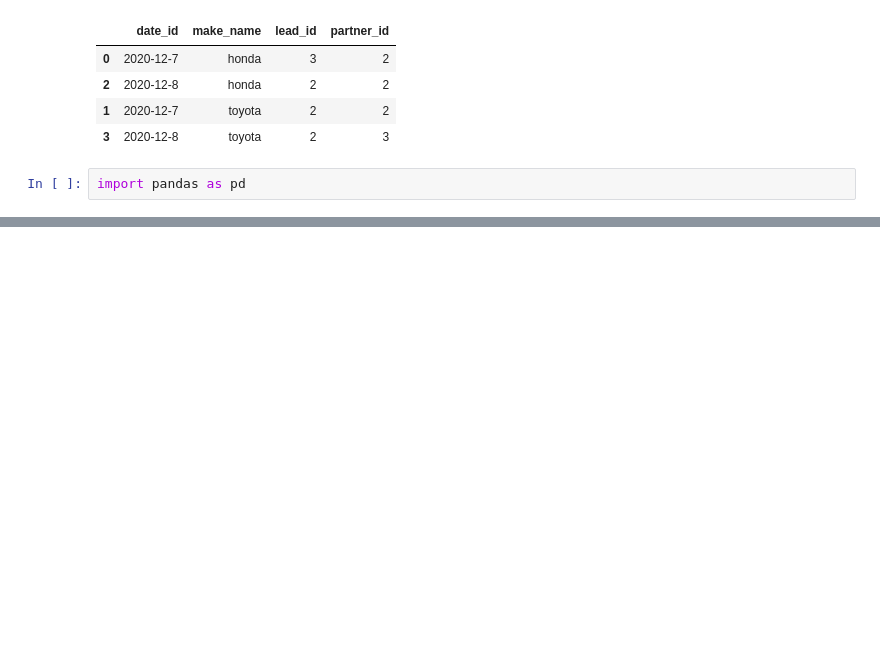
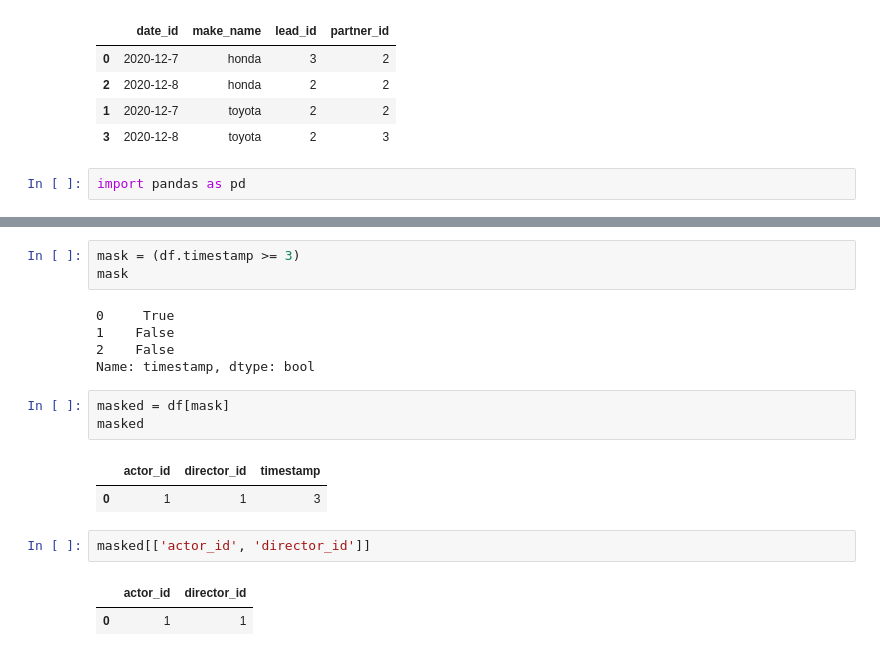
Before and after one commit to jjoseph-anderson/LeetCode, a Jupyter notebook: Rough_Work.ipynb, the cells around one changed output, grey strips where cells are left out. Cells and saved outputs as stored; diff of their text form; blank space fills up the shorter version.

```diff
--- a/Rough_Work.ipynb
+++ b/Rough_Work.ipynb
@@ -793,0 +802,19 @@ actor_director = pd.DataFrame({ "actor_id": [1, 1, 1, 1, 1, 2, 2],
+# %%
+mask = (df.timestamp >= 3)
+mask
+# %% [output]
+0     True
+1    False
+2    False
+Name: timestamp, dtype: bool
+# %%
+masked = df[mask]
+masked
+# %% [output]
+|  | actor_id | director_id | timestamp |
+| 0 | 1 | 1 | 3 |
+# %%
+masked[['actor_id', 'director_id']]
+# %% [output]
+|  | actor_id | director_id |
+| 0 | 1 | 1 |
```
Also changed, not shown: parts of 2 cells of this notebook, 1 other file.
